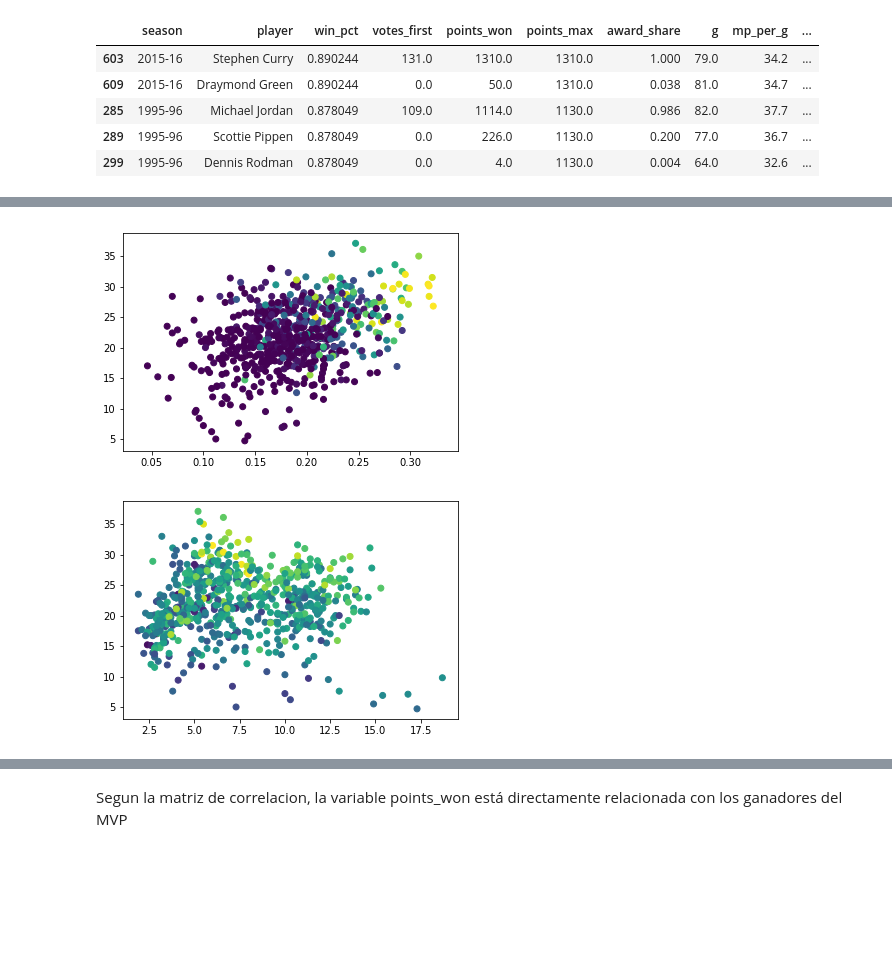
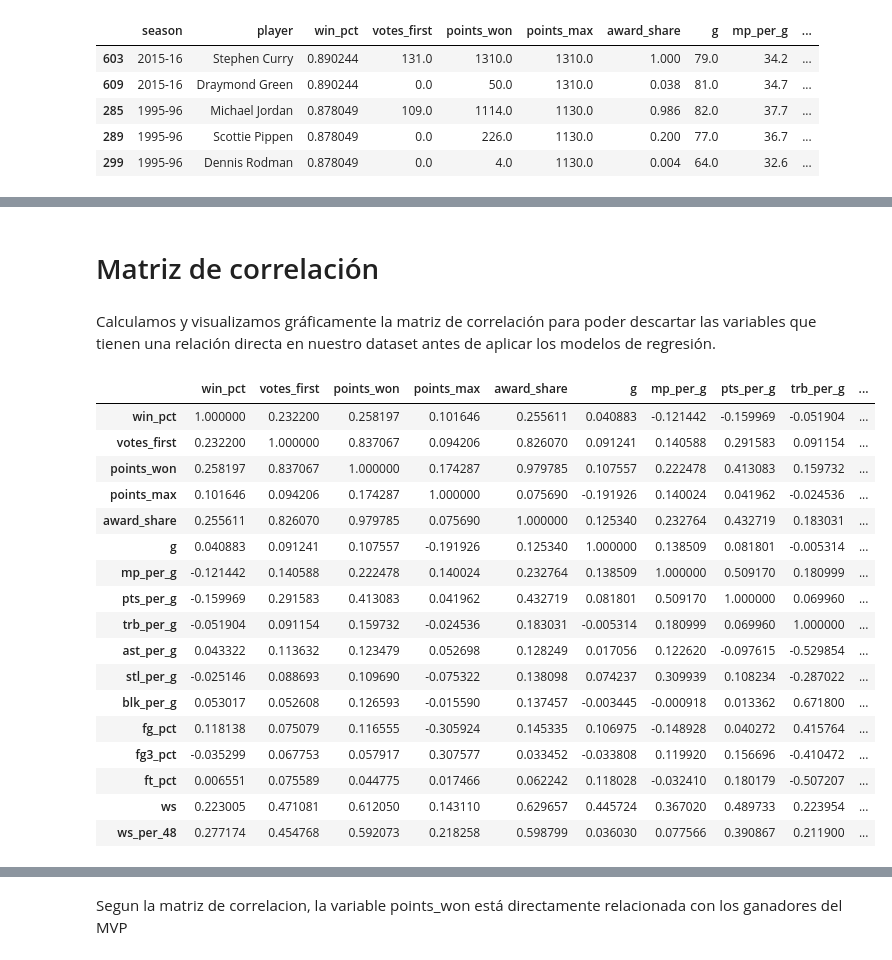
Before and after one commit to MartaMBenedito/TFM_Breeds_Dog, a Jupyter notebook: nba_mvp.ipynb, the cells around one changed output, grey strips where cells are left out. Drawn from its saved outputs; the diff is of its cells as text; code cells hidden in the pictures; blank space fills up the shorter version.

```diff
--- a/nba_mvp.ipynb
+++ b/nba_mvp.ipynb
@@ -162,11 +194,28 @@ plt.hist(mvp_win_train["award_share"],mvp_win_train["ws"].count())
-# %%
-plt.scatter(mvp_win_train["ws_per_48"],mvp_win_train["pts_per_g"],c=mvp_win_train["award_share"]);
-# %% [output]
-[figure, removed]
-# %%
-plt.scatter(mvp_win_train["trb_per_g"],mvp_win_train["pts_per_g"],c=mvp_win_train["ws_per_48"]);
-# %% [output]
-[figure, removed]
+# %% [markdown]
+# Matriz de correlación
+# %% [markdown]
+Calculamos y visualizamos gráficamente la matriz de correlación para poder descartar las variables que tienen una relación directa en nuestro dataset antes de aplicar los modelos de regresión.
+# %%
+mvp_win_train.corr()
+# %% [output]
+|  | win_pct | votes_first | points_won | points_max | award_share | g | mp_per_g | pts_per_g | trb_per_g | ... |
+| win_pct | 1.000000 | 0.232200 | 0.258197 | 0.101646 | 0.255611 | 0.040883 | -0.121442 | -0.159969 | -0.051904 | ... |
+| votes_first | 0.232200 | 1.000000 | 0.837067 | 0.094206 | 0.826070 | 0.091241 | 0.140588 | 0.291583 | 0.091154 | ... |
+| points_won | 0.258197 | 0.837067 | 1.000000 | 0.174287 | 0.979785 | 0.107557 | 0.222478 | 0.413083 | 0.159732 | ... |
+| points_max | 0.101646 | 0.094206 | 0.174287 | 1.000000 | 0.075690 | -0.191926 | 0.140024 | 0.041962 | -0.024536 | ... |
+| award_share | 0.255611 | 0.826070 | 0.979785 | 0.075690 | 1.000000 | 0.125340 | 0.232764 | 0.432719 | 0.183031 | ... |
+| g | 0.040883 | 0.091241 | 0.107557 | -0.191926 | 0.125340 | 1.000000 | 0.138509 | 0.081801 | -0.005314 | ... |
+| mp_per_g | -0.121442 | 0.140588 | 0.222478 | 0.140024 | 0.232764 | 0.138509 | 1.000000 | 0.509170 | 0.180999 | ... |
+| pts_per_g | -0.159969 | 0.291583 | 0.413083 | 0.041962 | 0.432719 | 0.081801 | 0.509170 | 1.000000 | 0.069960 | ... |
+| trb_per_g | -0.051904 | 0.091154 | 0.159732 | -0.024536 | 0.183031 | -0.005314 | 0.180999 | 0.069960 | 1.000000 | ... |
+| ast_per_g | 0.043322 | 0.113632 | 0.123479 | 0.052698 | 0.128249 | 0.017056 | 0.122620 | -0.097615 | -0.529854 | ... |
+| stl_per_g | -0.025146 | 0.088693 | 0.109690 | -0.075322 | 0.138098 | 0.074237 | 0.309939 | 0.108234 | -0.287022 | ... |
+| blk_per_g | 0.053017 | 0.052608 | 0.126593 | -0.015590 | 0.137457 | -0.003445 | -0.000918 | 0.013362 | 0.671800 | ... |
+| fg_pct | 0.118138 | 0.075079 | 0.116555 | -0.305924 | 0.145335 | 0.106975 | -0.148928 | 0.040272 | 0.415764 | ... |
+| fg3_pct | -0.035299 | 0.067753 | 0.057917 | 0.307577 | 0.033452 | -0.033808 | 0.119920 | 0.156696 | -0.410472 | ... |
+| ft_pct | 0.006551 | 0.075589 | 0.044775 | 0.017466 | 0.062242 | 0.118028 | -0.032410 | 0.180179 | -0.507207 | ... |
+| ws | 0.223005 | 0.471081 | 0.612050 | 0.143110 | 0.629657 | 0.445724 | 0.367020 | 0.489733 | 0.223954 | ... |
+| ws_per_48 | 0.277174 | 0.454768 | 0.592073 | 0.218258 | 0.598799 | 0.036030 | 0.077566 | 0.390867 | 0.211900 | ... |
 # %%
 import seaborn as sns
 sns.set()
```
Also changed, not shown: parts of 15 cells of this notebook.
